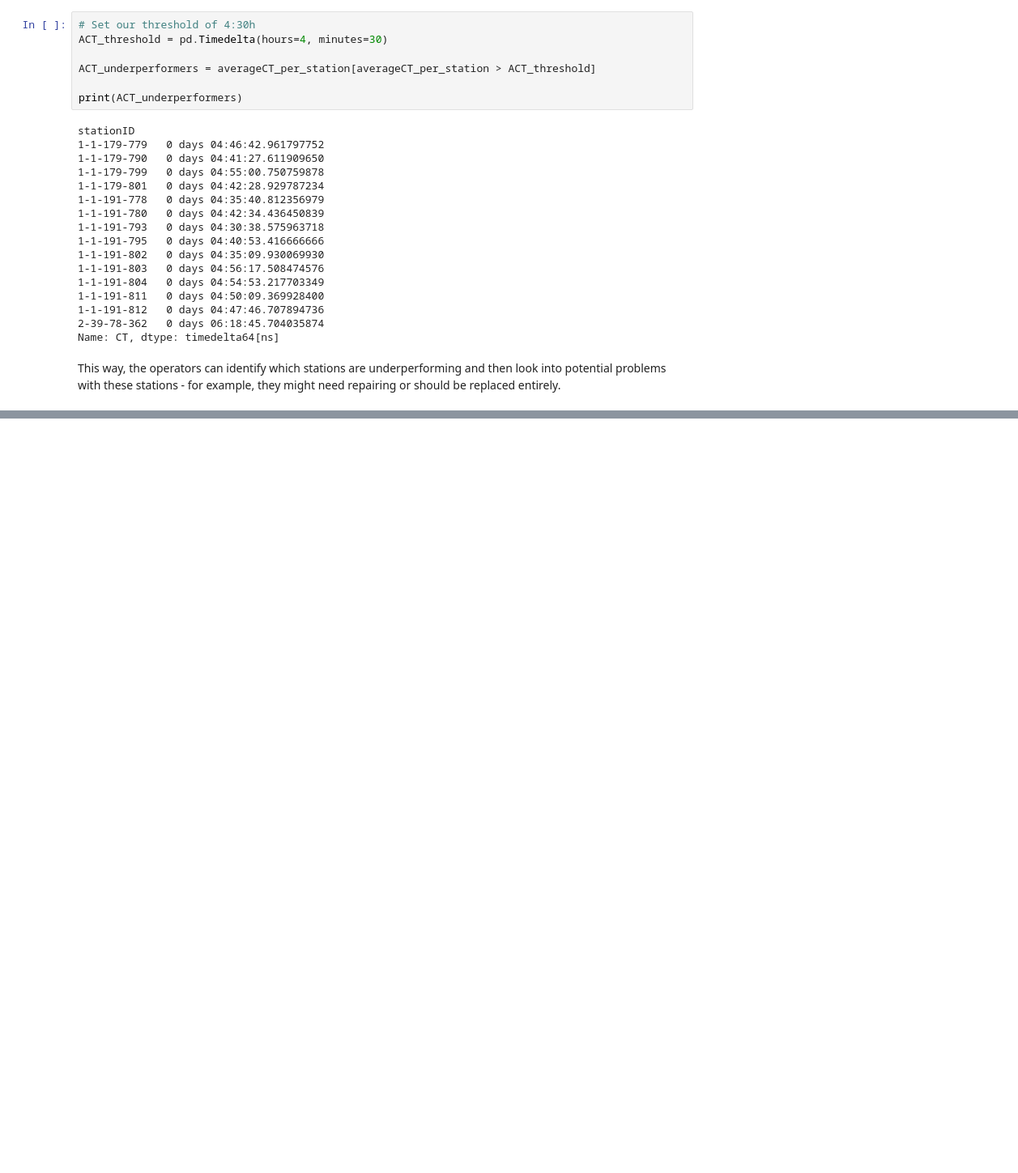
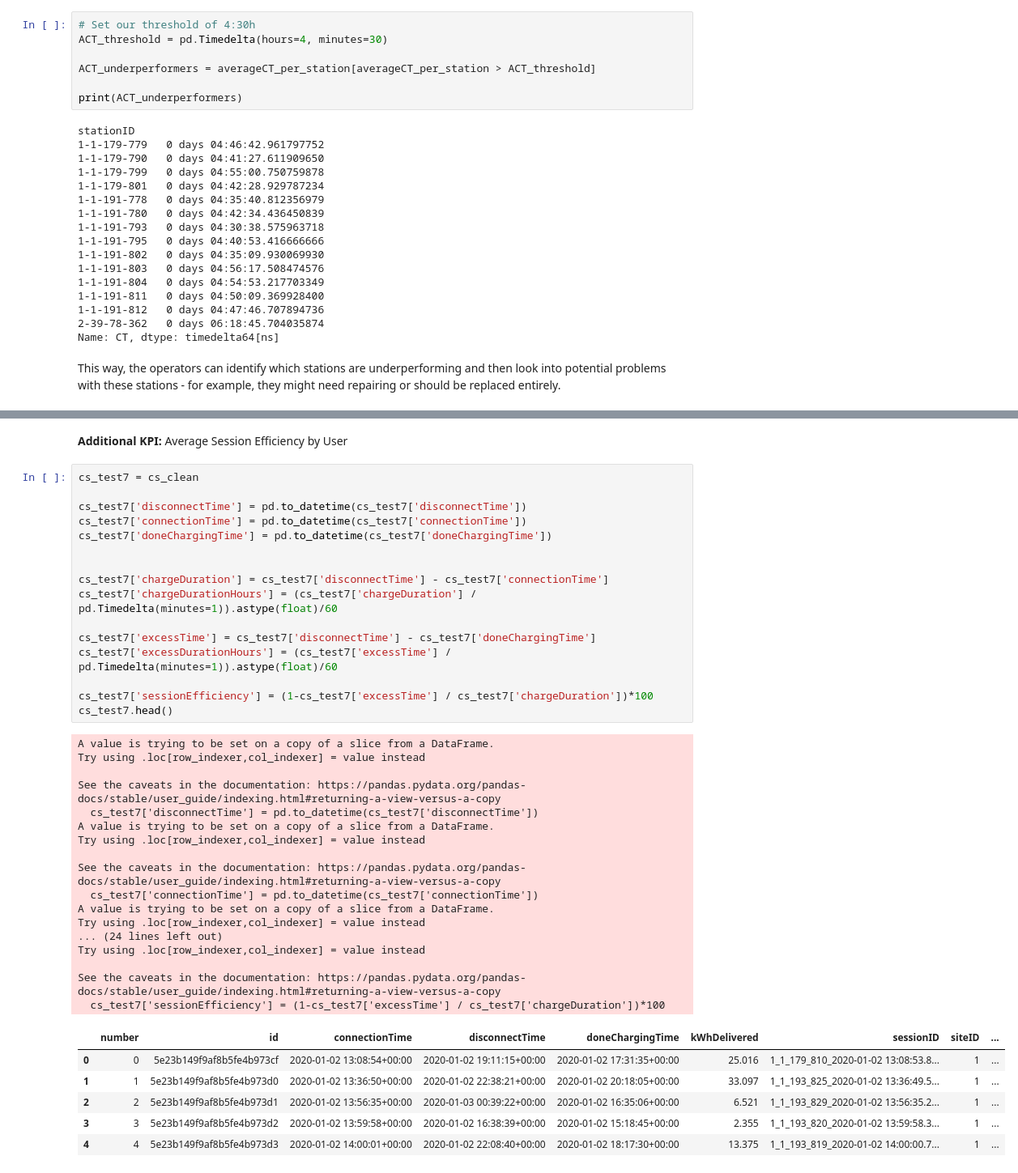
Before and after one commit to AnalyticsAvengers/AA_Project, a Jupyter notebook: 02_Descriptive_Analysis_work.ipynb, the cells around one changed output, grey strips where cells are left out. Shown at 81% size. Saved outputs shown, nothing was run; the diff lists cells and outputs as text; blank space fills up the shorter version.

```diff
--- a/02_Descriptive_Analysis_work.ipynb
+++ b/02_Descriptive_Analysis_work.ipynb
@@ -1471,0 +1453,42 @@ This way, the operators can identify which stations are underperforming and then
+# %% [markdown]
+**Additional KPI:** Average Session Efficiency by User
+# %%
+cs_test7 = cs_clean
+
+cs_test7['disconnectTime'] = pd.to_datetime(cs_test7['disconnectTime'])
+cs_test7['connectionTime'] = pd.to_datetime(cs_test7['connectionTime'])
+cs_test7['doneChargingTime'] = pd.to_datetime(cs_test7['doneChargingTime'])
+
+
+cs_test7['chargeDuration'] = cs_test7['disconnectTime'] - cs_test7['connectionTime']
+cs_test7['chargeDurationHours'] = (cs_test7['chargeDuration'] / pd.Timedelta(minutes=1)).astype(float)/60
+
+cs_test7['excessTime'] = cs_test7['disconnectTime'] - cs_test7['doneChargingTime']
+cs_test7['excessDurationHours'] = (cs_test7['excessTime'] / pd.Timedelta(minutes=1)).astype(float)/60
+
+cs_test7['sessionEfficiency'] = (1-cs_test7['excessTime'] / cs_test7['chargeDuration'])*100
+cs_test7.head()
+# %% [output]
+A value is trying to be set on a copy of a slice from a DataFrame.
+Try using .loc[row_indexer,col_indexer] = value instead
+
+See the caveats in the documentation: https://pandas.pydata.org/pandas-docs/stable/user_guide/indexing.html#returning-a-view-versus-a-copy
+  cs_test7['disconnectTime'] = pd.to_datetime(cs_test7['disconnectTime'])
+A value is trying to be set on a copy of a slice from a DataFrame.
+Try using .loc[row_indexer,col_indexer] = value instead
+
+See the caveats in the documentation: https://pandas.pydata.org/pandas-docs/stable/user_guide/indexing.html#returning-a-view-versus-a-copy
+  cs_test7['connectionTime'] = pd.to_datetime(cs_test7['connectionTime'])
+A value is trying to be set on a copy of a slice from a DataFrame.
+Try using .loc[row_indexer,col_indexer] = value instead
+... (24 lines left out)
+Try using .loc[row_indexer,col_indexer] = value instead
+
+See the caveats in the documentation: https://pandas.pydata.org/pandas-docs/stable/user_guide/indexing.html#returning-a-view-versus-a-copy
+  cs_test7['sessionEfficiency'] = (1-cs_test7['excessTime'] / cs_test7['chargeDuration'])*100
+|  | number | id | connectionTime | disconnectTime | doneChargingTime | kWhDelivered | sessionID | siteID | ... |
+| 0 | 0 | 5e23b149f9af8b5fe4b973cf | 2020-01-02 13:08:54+00:00 | 2020-01-02 19:11:15+00:00 | 2020-01-02 17:31:35+00:00 | 25.016 | 1_1_179_810_2020-01-02 13:08:53.8... | 1 | ... |
+| 1 | 1 | 5e23b149f9af8b5fe4b973d0 | 2020-01-02 13:36:50+00:00 | 2020-01-02 22:38:21+00:00 | 2020-01-02 20:18:05+00:00 | 33.097 | 1_1_193_825_2020-01-02 13:36:49.5... | 1 | ... |
+| 2 | 2 | 5e23b149f9af8b5fe4b973d1 | 2020-01-02 13:56:35+00:00 | 2020-01-03 00:39:22+00:00 | 2020-01-02 16:35:06+00:00 | 6.521 | 1_1_193_829_2020-01-02 13:56:35.2... | 1 | ... |
+| 3 | 3 | 5e23b149f9af8b5fe4b973d2 | 2020-01-02 13:59:58+00:00 | 2020-01-02 16:38:39+00:00 | 2020-01-02 15:18:45+00:00 | 2.355 | 1_1_193_820_2020-01-02 13:59:58.3... | 1 | ... |
+| 4 | 4 | 5e23b149f9af8b5fe4b973d3 | 2020-01-02 14:00:01+00:00 | 2020-01-02 22:08:40+00:00 | 2020-01-02 18:17:30+00:00 | 13.375 | 1_1_193_819_2020-01-02 14:00:00.7... | 1 | ... |
```
Also changed, not shown: parts of 31 cells of this notebook.
